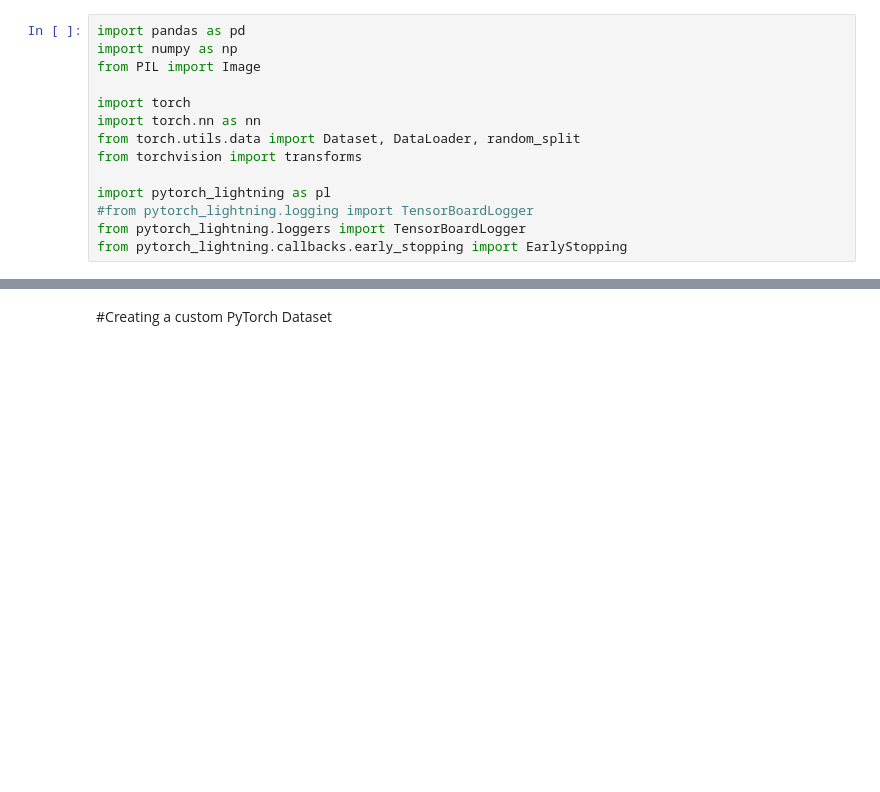
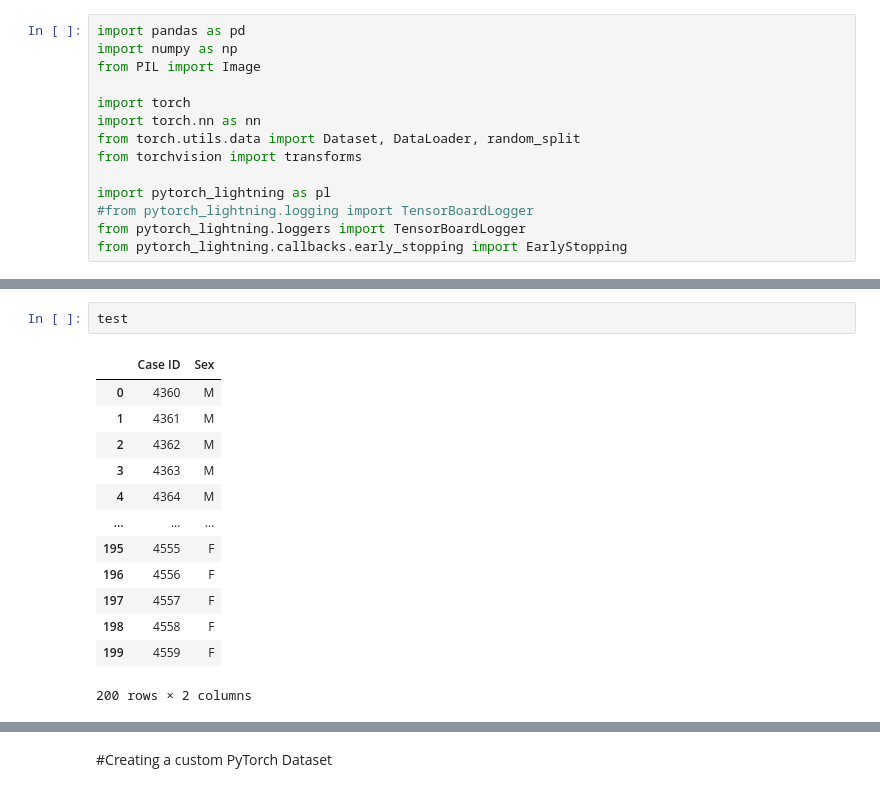
Before and after one commit to nichakornchaisuwan/Project_Boneage, a Jupyter notebook: lightning.ipynb, the cells around one changed output, grey strips where cells are left out. Cells and saved outputs as stored; diff of their text form; blank space fills up the shorter version.

```diff
--- a/lightning.ipynb
+++ b/lightning.ipynb
@@ -56,0 +121,16 @@ path = '/content/drive/My Drive/Project_Boneage'
+# %%
+test
+# %% [output]
+|  | Case ID | Sex |
+| 0 | 4360 | M |
+| 1 | 4361 | M |
+| 2 | 4362 | M |
+| 3 | 4363 | M |
+| 4 | 4364 | M |
+| ... | ... | ... |
+| 195 | 4555 | F |
+| 196 | 4556 | F |
+| 197 | 4557 | F |
+| 198 | 4558 | F |
+| 199 | 4559 | F |
+200 rows × 2 columns
```
Also changed, not shown: parts of 26 cells of this notebook.
